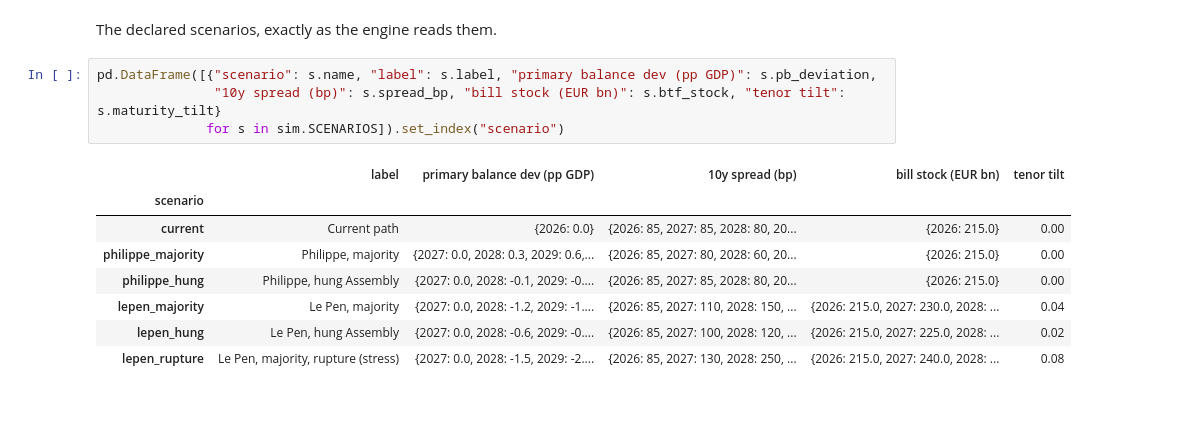
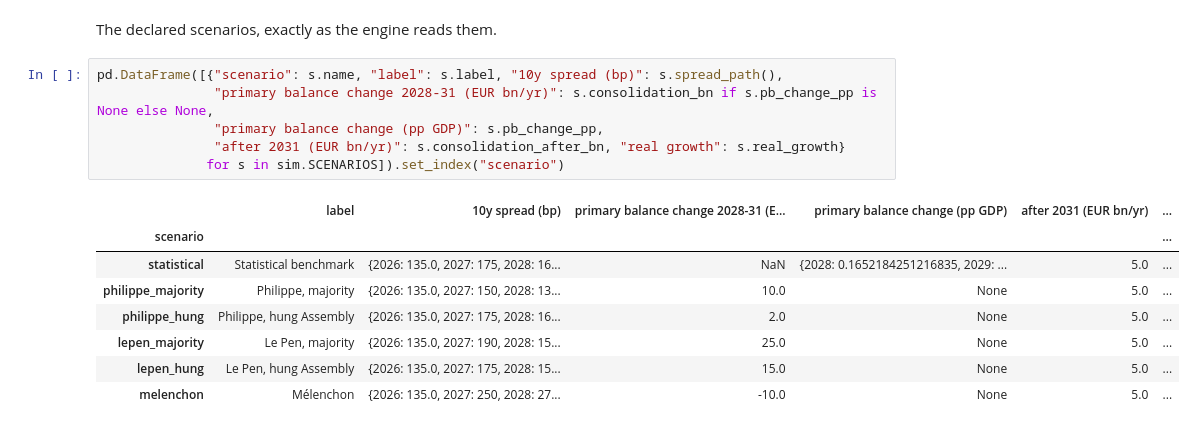
Before and after one commit to adrianchiu1/redbox, a Jupyter notebook: notebooks/briefing_FRA_AFT.ipynb, the cells around one changed output. Cells and saved outputs as stored; diff of their text form.

```diff
--- a/notebooks/briefing_FRA_AFT.ipynb
+++ b/notebooks/briefing_FRA_AFT.ipynb
@@ -144,18 +146,20 @@ sim.calibration()
 # %% [markdown]
 The declared scenarios, exactly as the engine reads them.
 # %%
-pd.DataFrame([{"scenario": s.name, "label": s.label, "primary balance dev (pp GDP)": s.pb_deviation,
-               "10y spread (bp)": s.spread_bp, "bill stock (EUR bn)": s.btf_stock, "tenor tilt": s.maturity_tilt}
+pd.DataFrame([{"scenario": s.name, "label": s.label, "10y spread (bp)": s.spread_path(),
+               "primary balance change 2028-31 (EUR bn/yr)": s.consolidation_bn if s.pb_change_pp is None else None,
+               "primary balance change (pp GDP)": s.pb_change_pp,
+               "after 2031 (EUR bn/yr)": s.consolidation_after_bn, "real growth": s.real_growth}
               for s in sim.SCENARIOS]).set_index("scenario")
 # %% [output]
-|  | label | primary balance dev (pp GDP) | 10y spread (bp) | bill stock (EUR bn) | tenor tilt |
-| scenario |  |  |  |  |  |
-| current | Current path | {2026: 0.0} | {2026: 85, 2027: 85, 2028: 80, 20... | {2026: 215.0} | 0.00 |
-| philippe_majority | Philippe, majority | {2027: 0.0, 2028: 0.3, 2029: 0.6,... | {2026: 85, 2027: 80, 2028: 60, 20... | {2026: 215.0} | 0.00 |
-| philippe_hung | Philippe, hung Assembly | {2027: 0.0, 2028: -0.1, 2029: -0.... | {2026: 85, 2027: 85, 2028: 80, 20... | {2026: 215.0} | 0.00 |
-| lepen_majority | Le Pen, majority | {2027: 0.0, 2028: -1.2, 2029: -1.... | {2026: 85, 2027: 110, 2028: 150, ... | {2026: 215.0, 2027: 230.0, 2028: ... | 0.04 |
-| lepen_hung | Le Pen, hung Assembly | {2027: 0.0, 2028: -0.6, 2029: -0.... | {2026: 85, 2027: 100, 2028: 120, ... | {2026: 215.0, 2027: 225.0, 2028: ... | 0.02 |
-| lepen_rupture | Le Pen, majority, rupture (stress) | {2027: 0.0, 2028: -1.5, 2029: -2.... | {2026: 85, 2027: 130, 2028: 250, ... | {2026: 215.0, 2027: 240.0, 2028: ... | 0.08 |
+|  | label | 10y spread (bp) | primary balance change 2028-31 (E... | primary balance change (pp GDP) | after 2031 (EUR bn/yr) | ... |
+| scenario |  |  |  |  |  | ... |
+| statistical | Statistical benchmark | {2026: 135.0, 2027: 175, 2028: 16... | NaN | {2028: 0.1652184251216835, 2029: ... | 5.0 | ... |
+| philippe_majority | Philippe, majority | {2026: 135.0, 2027: 150, 2028: 13... | 10.0 | None | 5.0 | ... |
+| philippe_hung | Philippe, hung Assembly | {2026: 135.0, 2027: 175, 2028: 16... | 2.0 | None | 5.0 | ... |
+| lepen_majority | Le Pen, majority | {2026: 135.0, 2027: 190, 2028: 15... | 25.0 | None | 5.0 | ... |
+| lepen_hung | Le Pen, hung Assembly | {2026: 135.0, 2027: 175, 2028: 15... | 15.0 | None | 5.0 | ... |
+| melenchon | Mélenchon | {2026: 135.0, 2027: 250, 2028: 27... | -10.0 | None | 5.0 | ... |
 # %%
 RES = pd.read_csv(OUT / "scenarios_FRA.csv")
 cols = ["label", "year", "spread_bp", "oat_10y_pct", "gg_interest_bn", "gg_interest_pct_gdp",
```
Also changed, not shown: parts of 26 cells of this notebook, 22 other files.
